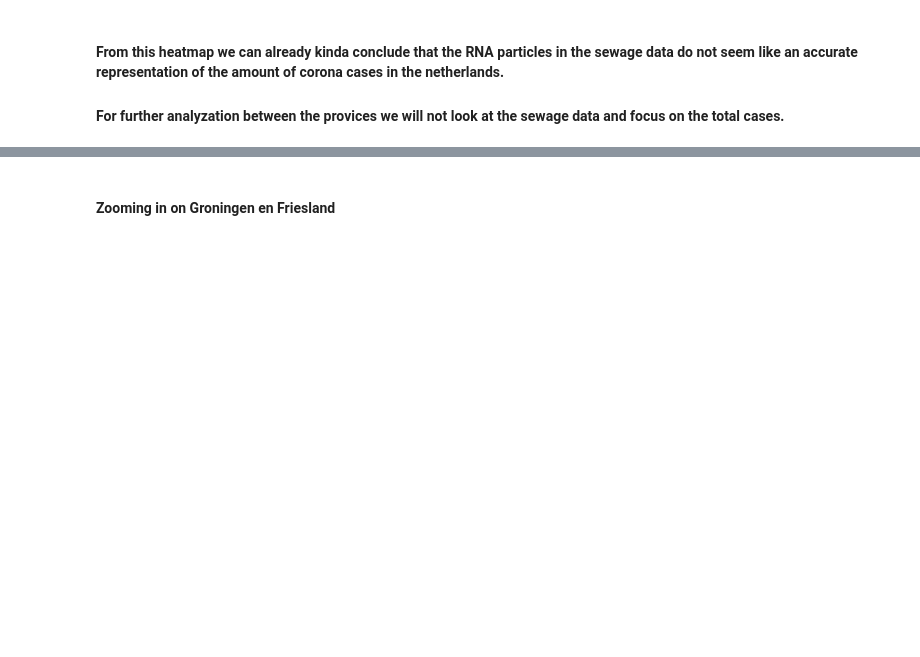
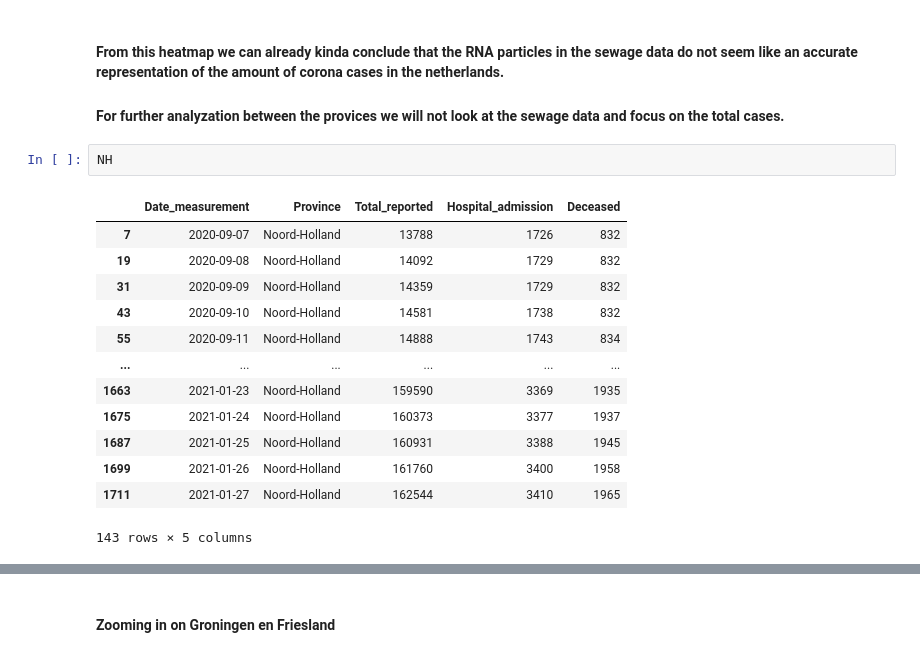
Before and after one commit to ymkjee/Programming_1, a Jupyter notebook: Final_Assignment.ipynb, the cells around one changed output, grey strips where cells are left out. Cells and saved outputs as stored; diff of their text form; blank space fills up the shorter version.

```diff
--- a/Final_Assignment.ipynb
+++ b/Final_Assignment.ipynb
@@ -290,3 +290,19 @@ plt.show()
 # %% [markdown]
 #### From this heatmap we can already kinda conclude that the RNA particles in the sewage data do not seem like an accurate representation of the amount of corona cases in the netherlands.
 #### For further analyzation between the provices we will not look at the sewage data and focus on the total cases.
+# %%
+NH
+# %% [output]
+|  | Date_measurement | Province | Total_reported | Hospital_admission | Deceased |
+| 7 | 2020-09-07 | Noord-Holland | 13788 | 1726 | 832 |
+| 19 | 2020-09-08 | Noord-Holland | 14092 | 1729 | 832 |
+| 31 | 2020-09-09 | Noord-Holland | 14359 | 1729 | 832 |
+| 43 | 2020-09-10 | Noord-Holland | 14581 | 1738 | 832 |
+| 55 | 2020-09-11 | Noord-Holland | 14888 | 1743 | 834 |
+| ... | ... | ... | ... | ... | ... |
+| 1663 | 2021-01-23 | Noord-Holland | 159590 | 3369 | 1935 |
+| 1675 | 2021-01-24 | Noord-Holland | 160373 | 3377 | 1937 |
+| 1687 | 2021-01-25 | Noord-Holland | 160931 | 3388 | 1945 |
+| 1699 | 2021-01-26 | Noord-Holland | 161760 | 3400 | 1958 |
+| 1711 | 2021-01-27 | Noord-Holland | 162544 | 3410 | 1965 |
+143 rows × 5 columns
```
Also changed, not shown: parts of 7 cells of this notebook.
